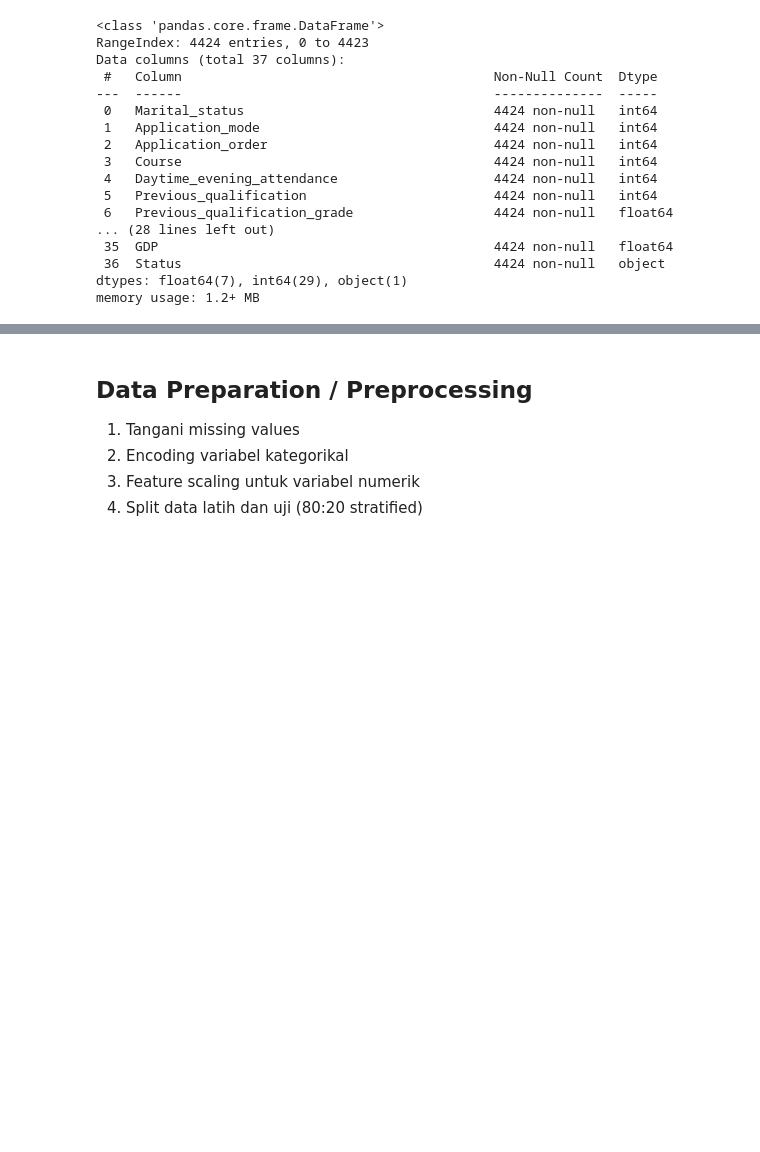
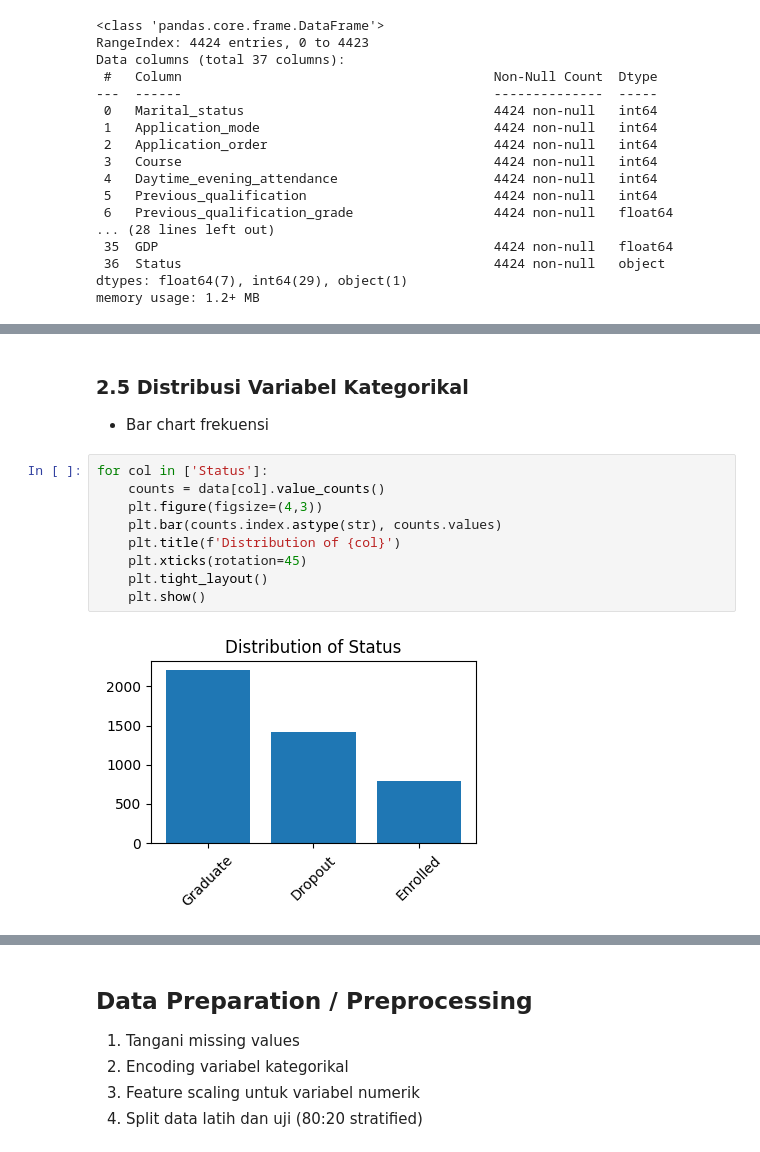
Before and after one commit to adrianramadhan/educational-institutions-submission, a Jupyter notebook: notebook.ipynb, the cells around one changed output, grey strips where cells are left out. Cells and saved outputs as stored; diff of their text form; blank space fills up the shorter version.

```diff
--- a/notebook.ipynb
+++ b/notebook.ipynb
@@ -82,0 +160,14 @@ Name: proportion, dtype: float64
+# %% [markdown]
+### 2.5 Distribusi Variabel Kategorikal
+- Bar chart frekuensi
+# %%
+for col in ['Status']:
+    counts = data[col].value_counts()
+    plt.figure(figsize=(4,3))
+    plt.bar(counts.index.astype(str), counts.values)
+    plt.title(f'Distribution of {col}')
+    plt.xticks(rotation=45)
+    plt.tight_layout()
+    plt.show()
+# %% [output]
+[figure, added]
```
Also changed, not shown: parts of 17 cells of this notebook.
